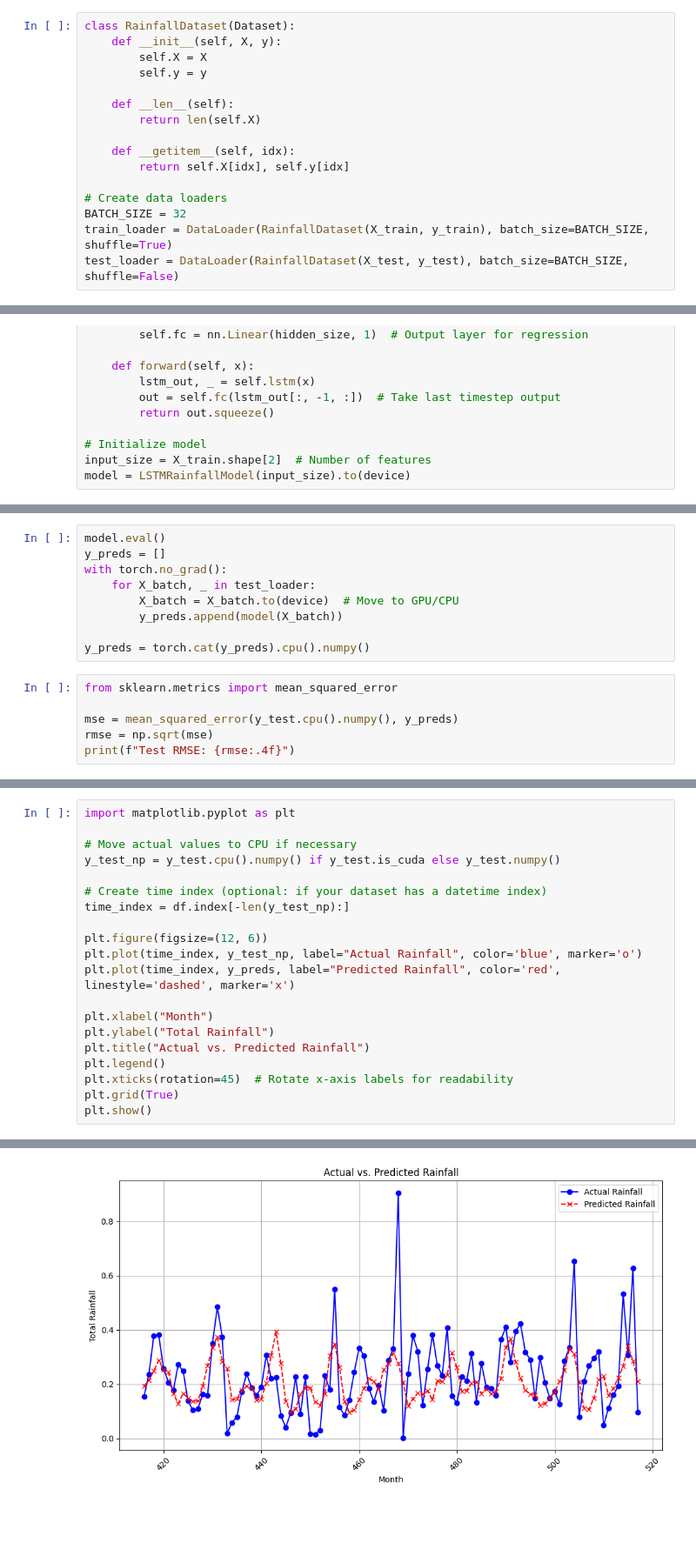
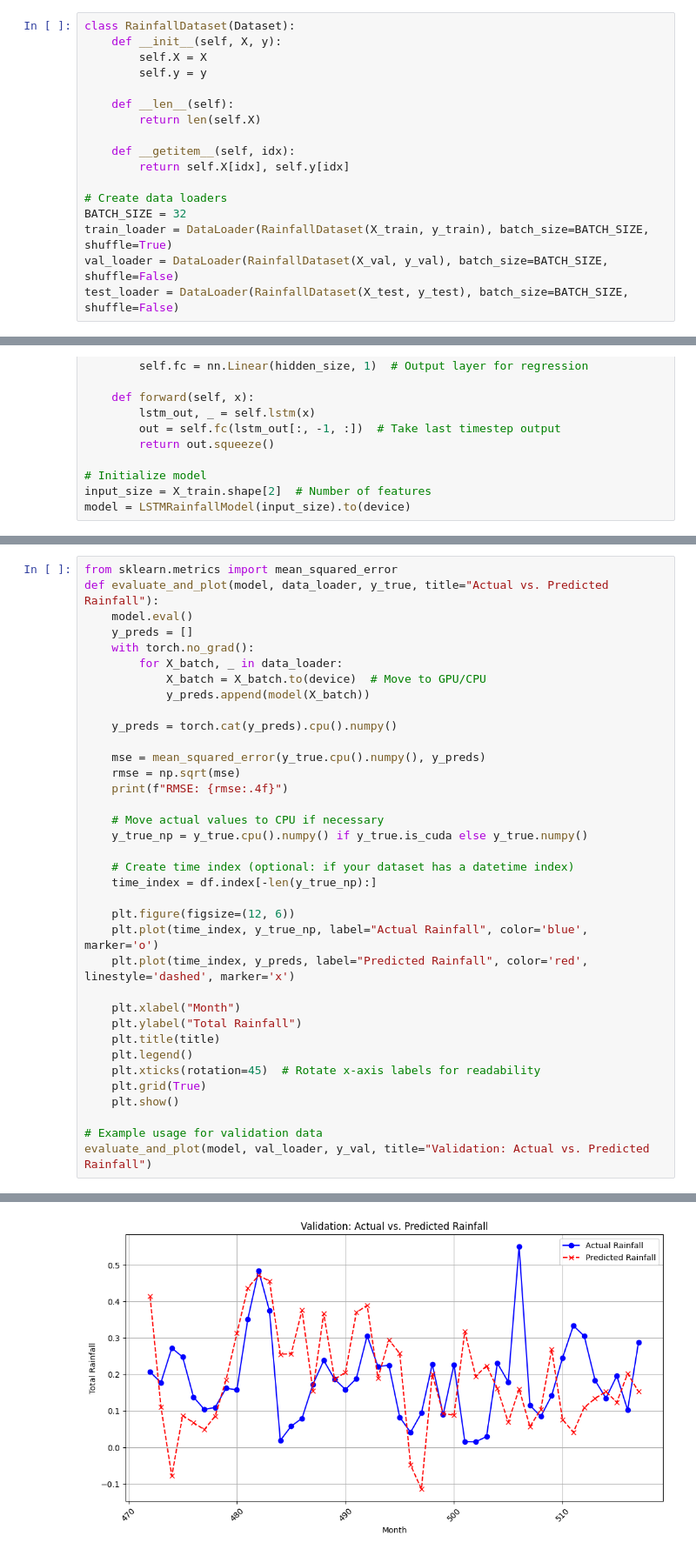
Before and after one commit to loypekyong/DeepLearningProject, a Jupyter notebook: lstm.ipynb, the cells around one changed output, grey strips where cells are left out. Shown at 87% size. Saved outputs shown, nothing was run; the diff lists cells and outputs as text; blank space fills up the shorter version.

```diff
--- a/lstm.ipynb
+++ b/lstm.ipynb
@@ -140,6 +141,7 @@ class RainfallDataset(Dataset):
 # Create data loaders
 BATCH_SIZE = 32
 train_loader = DataLoader(RainfallDataset(X_train, y_train), batch_size=BATCH_SIZE, shuffle=True)
+val_loader = DataLoader(RainfallDataset(X_val, y_val), batch_size=BATCH_SIZE, shuffle=False)
 test_loader = DataLoader(RainfallDataset(X_test, y_test), batch_size=BATCH_SIZE, shuffle=False)
 # %%
 
@@ -200,15 +210,0 @@ Epoch 50/50, Loss: 0.017180950237581365
-# %%
-model.eval()
-y_preds = []
-with torch.no_grad():
-    for X_batch, _ in test_loader:
-        X_batch = X_batch.to(device)  # Move to GPU/CPU
-        y_preds.append(model(X_batch))
-
-y_preds = torch.cat(y_preds).cpu().numpy()
-# %%
-from sklearn.metrics import mean_squared_error
-
-mse = mean_squared_error(y_test.cpu().numpy(), y_preds)
-rmse = np.sqrt(mse)
-print(f"Test RMSE: {rmse:.4f}")
@@ -217,21 +224,37 @@ Test RMSE: 0.1340
 # %%
-import matplotlib.pyplot as plt
+from sklearn.metrics import mean_squared_error
+def evaluate_and_plot(model, data_loader, y_true, title="Actual vs. Predicted Rainfall"):
+    model.eval()
+    y_preds = []
+    with torch.no_grad():
+        for X_batch, _ in data_loader:
+            X_batch = X_batch.to(device)  # Move to GPU/CPU
+            y_preds.append(model(X_batch))
 
-# Move actual values to CPU if necessary
-y_test_np = y_test.cpu().numpy() if y_test.is_cuda else y_test.numpy()
+    y_preds = torch.cat(y_preds).cpu().numpy()
 
-# Create time index (optional: if your dataset has a datetime index)
-time_index = df.index[-len(y_test_np):]
+    mse = mean_squared_error(y_true.cpu().numpy(), y_preds)
+    rmse = np.sqrt(mse)
+    print(f"RMSE: {rmse:.4f}")
 
-plt.figure(figsize=(12, 6))
-plt.plot(time_index, y_test_np, label="Actual Rainfall", color='blue', marker='o')
-plt.plot(time_index, y_preds, label="Predicted Rainfall", color='red', linestyle='dashed', marker='x')
+    # Move actual values to CPU if necessary
+    y_true_np = y_true.cpu().numpy() if y_true.is_cuda else y_true.numpy()
 
-plt.xlabel("Month")
-plt.ylabel("Total Rainfall")
-plt.title("Actual vs. Predicted Rainfall")
-plt.legend()
-plt.xticks(rotation=45)  # Rotate x-axis labels for readability
-plt.grid(True)
-plt.show()
+    # Create time index (optional: if your dataset has a datetime index)
+    time_index = df.index[-len(y_true_np):]
+
+    plt.figure(figsize=(12, 6))
+    plt.plot(time_index, y_true_np, label="Actual Rainfall", color='blue', marker='o')
+    plt.plot(time_index, y_preds, label="Predicted Rainfall", color='red', linestyle='dashed', marker='x')
+
+    plt.xlabel("Month")
+    plt.ylabel("Total Rainfall")
+    plt.title(title)
+    plt.legend()
+    plt.xticks(rotation=45)  # Rotate x-axis labels for readability
+    plt.grid(True)
+    plt.show()
+
+# Example usage for validation data
+evaluate_and_plot(model, val_loader, y_val, title="Validation: Actual vs. Predicted Rainfall")
 # %% [output]
@@ -238 +262 @@ plt.show()
-[figure, old version]
+[figure, new version]
```
Also changed, not shown: parts of 9 cells of this notebook, 12 other files.
